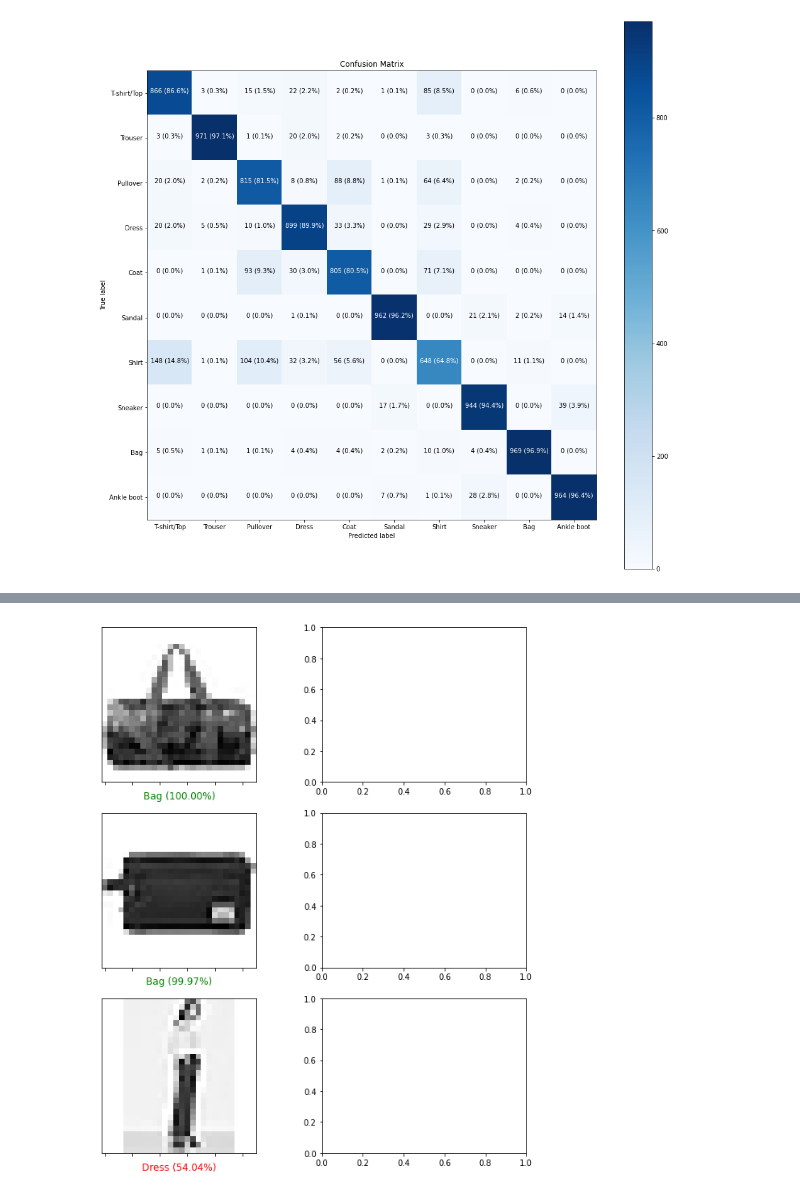
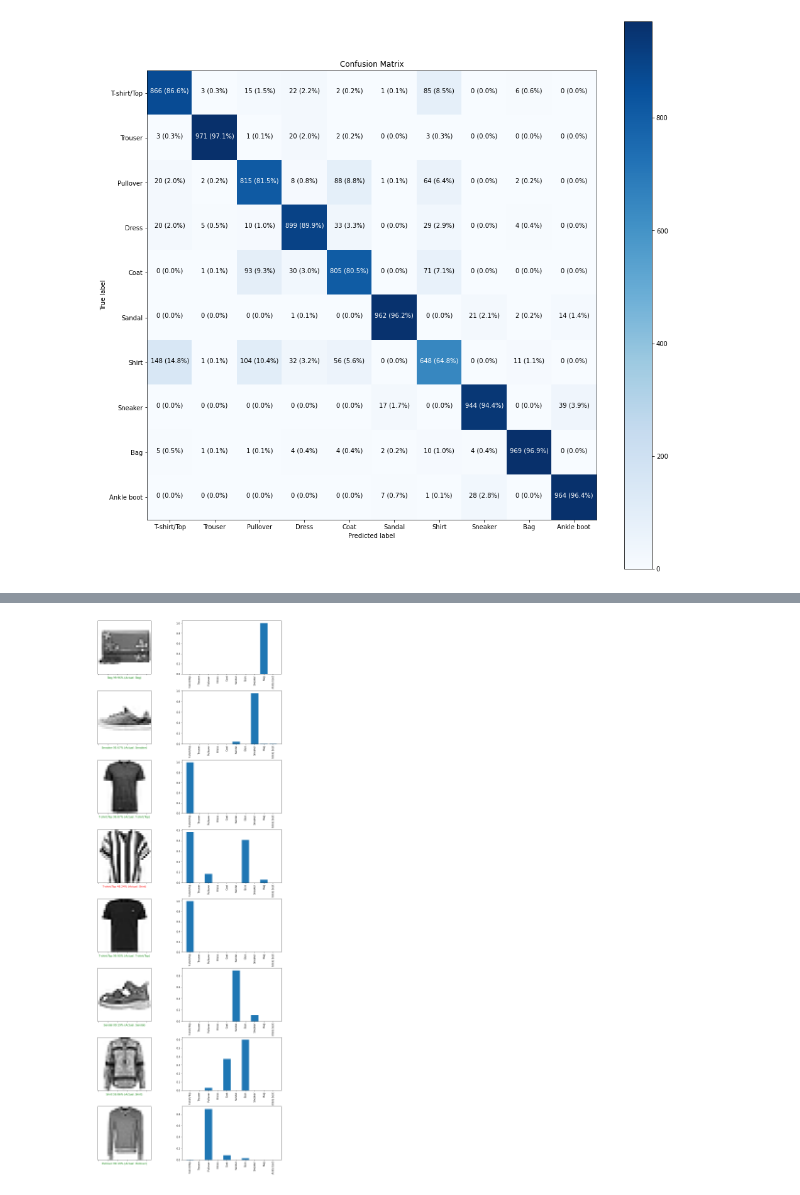
Before and after one commit to pformela/ztm-tensorflow, a Jupyter notebook: 03-neural-network-classification/exercises/03_neural_network_classification_exercise_4_7.ipynb, the cells around one changed output, grey strips where cells are left out. Cells and saved outputs as stored; diff of their text form; code cells hidden in the pictures.

```diff
--- a/03-neural-network-classification/exercises/03_neural_network_classification_exercise_4_7.ipynb
+++ b/03-neural-network-classification/exercises/03_neural_network_classification_exercise_4_7.ipynb
@@ -528,15 +528,7 @@ plot_adv_confusion_matrix(y_true=test_labels,
                           text_size=10)
 # %% [output]
 [figure]
-# %%
-random_index = random.randint(0, len(train_data_norm))
-print(random_index)
-
-fig, ax = plt.subplots(figsize=(6, 6))
-
-ax.imshow(train_data_norm[random_index], cmap=plt.cm.binary)
-ax.xaxis.set_ticklabels([])
-ax.yaxis.set_visible(False)
-ax.set_xlabel(f"{class_names[train_labels[random_index]]}",
-                fontsize=12)
-ax.xaxis.label.set_size(20);
+# %%
+# Load saved model
+loaded_model = tf.keras.models.load_model("/content/drive/MyDrive/saved_models/ideal_model")
+loaded_model.summary()
@@ -543,9 +553,10 @@ ax.xaxis.label.set_size(20);
 # %%
 # Let's make a function to plot images with their predictions
-def plot_images(y_true, y_probs, test_data, classes, n_images=3, figsize=(10, 12)):
+def plot_images(y_true, y_probs, test_data, classes, n_images=3, figsize=(12, 12), fontsize=12):
   fig, axs = plt.subplots(nrows=n_images,
                           ncols=2,
-                          figsize=(figsize[0], n_images * 4))
+                          figsize=(figsize[0], n_images * 4),
+                          constrained_layout=True)
 
   for i in range(n_images):
     random_index = random.randint(0, len(test_data))
@@ -561,12 +572,19 @@ def plot_images(y_true, y_probs, test_data, classes, n_images=3, figsize=(10, 12
     else:
       color = "r"
 
+    # Plot image with its label on the left
     axs[i, 0].imshow(image, cmap=plt.cm.binary)
     axs[i, 0].xaxis.set_ticklabels([])
     axs[i, 0].yaxis.set_visible(False)
-    axs[i, 0].set_xlabel(f"{classes[predicted_label]} ({probs[predicted_label] * 100:.2f}%)", c=color)
-    axs[i, 0].xaxis.label.set_size(12);
+    axs[i, 0].set_xlabel(f"{classes[predicted_label]} {probs[predicted_label] * 100:.2f}% " +
+                         f"(Actual: {classes[y_true[random_index]]})",
+                         c=color)
+    axs[i, 0].xaxis.label.set_size(fontsize);
+
+    # Plot label predictions on the right
+    axs[i, 1].bar(classes, probs)
+    axs[i, 1].xaxis.set_ticklabels(classes, rotation=90);
 # %%
-y_probs = ideal_model_3.predict(test_data_norm)
+y_probs = loaded_model.predict(test_data_norm)
 y_probs[:5]
 # %% [output]
@@ -589,7 +607,9 @@ array([[1.8496580e-08, 1.9084334e-09, 6.6284989e-10, 1.1797074e-09,
 # %%
 plot_images(y_true=test_labels,
             y_probs=y_probs,
             classes=class_names,
-            test_data=test_data_norm)
+            test_data=test_data_norm,
+            fontsize=11,
+            n_images=8)
 # %% [output]
-[figure, old version]
+[figure, new version]
```
Also changed, not shown: parts of 7 cells of this notebook, 5 other files.
